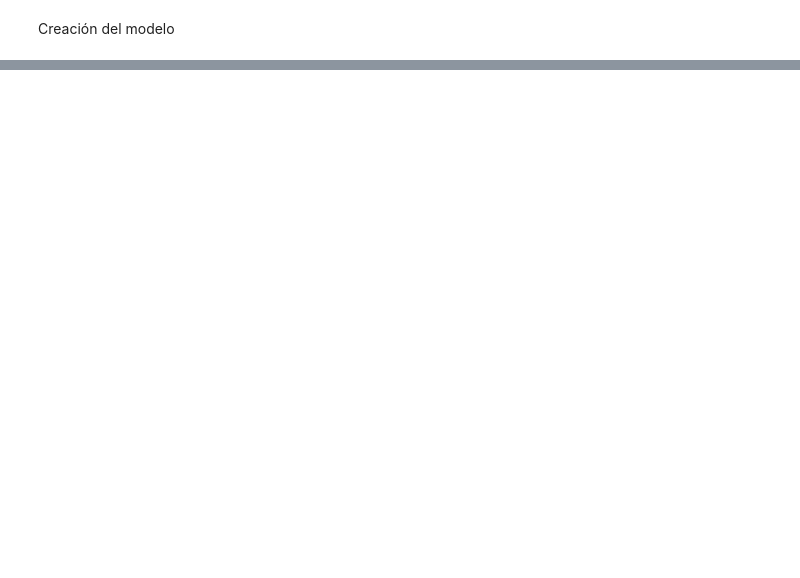
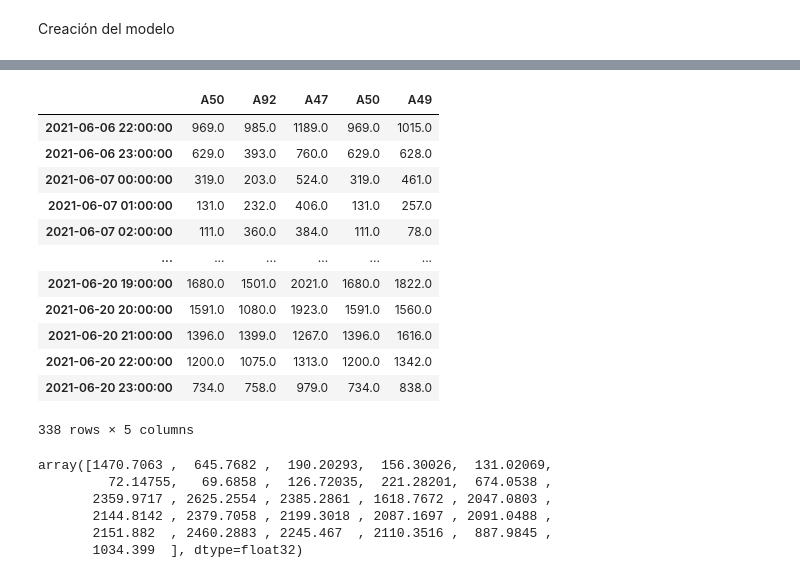
Before and after one commit to CristianViSa/TFM, a Jupyter notebook: lstm_mejorada.ipynb, the cells around one changed output, grey strips where cells are left out. Cells and saved outputs as stored; diff of their text form; code cells hidden in the pictures; blank space fills up the shorter version.

```diff
--- a/lstm_mejorada.ipynb
+++ b/lstm_mejorada.ipynb
@@ -383,0 +506,25 @@ print('AVG test Score: %.4f MSE' % (total_test_mse / features))
+# %%
+test
+# %% [output]
+|  | A50 | A92 | A47 | A50 | A49 |
+| 2021-06-06 22:00:00 | 969.0 | 985.0 | 1189.0 | 969.0 | 1015.0 |
+| 2021-06-06 23:00:00 | 629.0 | 393.0 | 760.0 | 629.0 | 628.0 |
+| 2021-06-07 00:00:00 | 319.0 | 203.0 | 524.0 | 319.0 | 461.0 |
+| 2021-06-07 01:00:00 | 131.0 | 232.0 | 406.0 | 131.0 | 257.0 |
+| 2021-06-07 02:00:00 | 111.0 | 360.0 | 384.0 | 111.0 | 78.0 |
+| ... | ... | ... | ... | ... | ... |
+| 2021-06-20 19:00:00 | 1680.0 | 1501.0 | 2021.0 | 1680.0 | 1822.0 |
+| 2021-06-20 20:00:00 | 1591.0 | 1080.0 | 1923.0 | 1591.0 | 1560.0 |
+| 2021-06-20 21:00:00 | 1396.0 | 1399.0 | 1267.0 | 1396.0 | 1616.0 |
+| 2021-06-20 22:00:00 | 1200.0 | 1075.0 | 1313.0 | 1200.0 | 1342.0 |
+| 2021-06-20 23:00:00 | 734.0 | 758.0 | 979.0 | 734.0 | 838.0 |
+338 rows × 5 columns
+# %%
+test_predict_inversed[22:48, -1]
+# %% [output]
+array([1470.7063 ,  645.7682 ,  190.20293,  156.30026,  131.02069,
+         72.14755,   69.6858 ,  126.72035,  221.28201,  674.0538 ,
+       2359.9717 , 2625.2554 , 2385.2861 , 1618.7672 , 2047.0803 ,
+       2144.8142 , 2379.7058 , 2199.3018 , 2087.1697 , 2091.0488 ,
+       2151.882  , 2460.2883 , 2245.467  , 2110.3516 ,  887.9845 ,
+       1034.399  ], dtype=float32)
```
Also changed, not shown: parts of 22 cells of this notebook.
